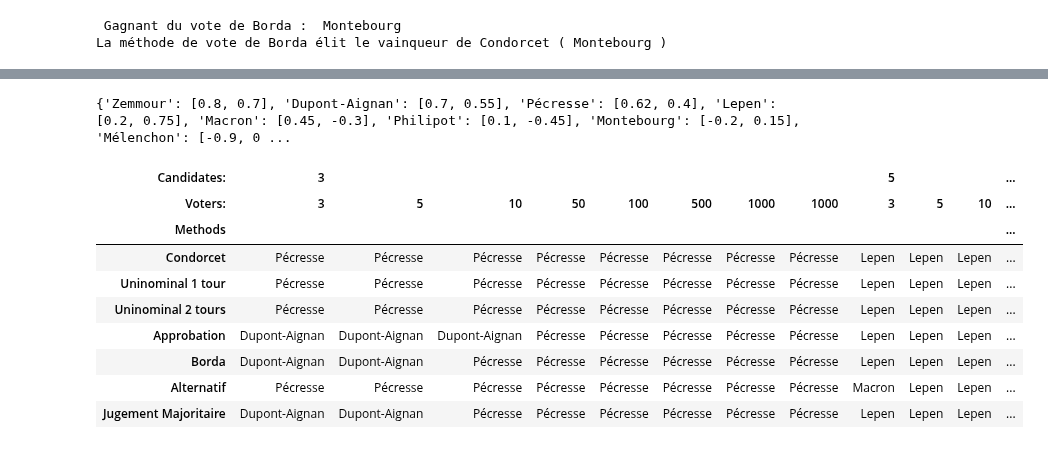
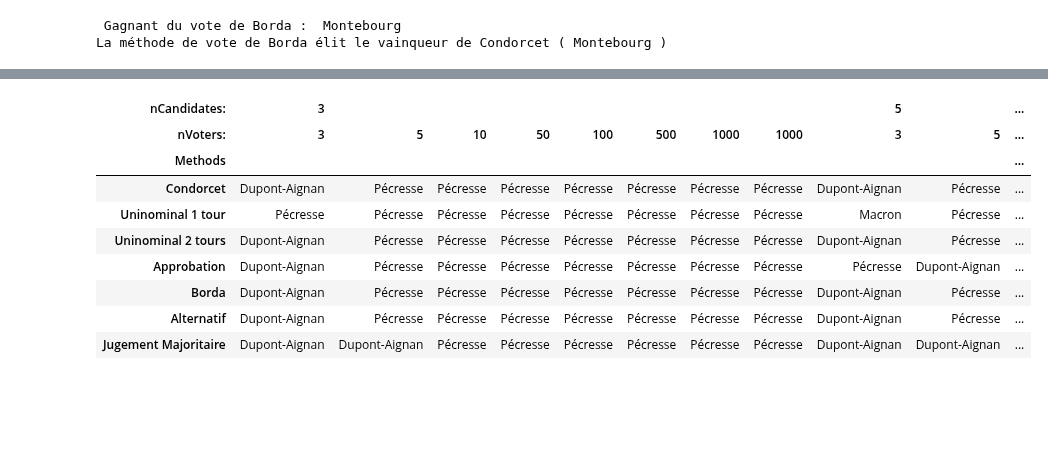
Before and after one commit to Naghan1132/Comparison-of-winners-of-elections-with-different-voting-methods, a Jupyter notebook: recherche.ipynb, the cells around one changed output, grey strips where cells are left out. Saved outputs shown, nothing was run; the diff lists cells and outputs as text; code cells hidden in the pictures; blank space fills up the shorter version.

```diff
--- a/recherche.ipynb
+++ b/recherche.ipynb
@@ -795,37 +796,34 @@ Montebourg  gagne le jugement majoritaire avec mention  Assez Bien  et seulement
 # %%
 # https://pandas.pydata.org/docs/user_guide/style.html
 import pandas as pd
 
 # Voir les changements avec 10, 100, 1000 votants, si les méthodes qui de base donnez les même vainqueurs
 # ne le font plus OK
 
 # faire varier le nombre de candidats et de votants
 # mettre les candidats et aléatoire pour voir etc...
 
 # faire taux de satisfaction ! Et essayer de centrer les votes autours de 0 !!!
 
 
 # Régler le pb vote alternatif  !
 
-print(dic)
-pd.set_option("colheader_justify", "center")
+
+#pd.set_option("colheader_justify", "center")
 df = pd.DataFrame(data,index=pd.Index(listeM, name='Methods'),
                   columns=pd.MultiIndex.from_product([listNbCandidates,listNbVoters],
-                                                     names=['Candidates:', 'Voters:']))
+                                                     names=['nCandidates:', 'nVoters:']))
 
 
-df.style.format(na_rep='MISSING')
-
 df.style
 # %% [output]
-{'Zemmour': [0.8, 0.7], 'Dupont-Aignan': [0.7, 0.55], 'Pécresse': [0.62, 0.4], 'Lepen': [0.2, 0.75], 'Macron': [0.45, -0.3], 'Philipot': [0.1, -0.45], 'Montebourg': [-0.2, 0.15], 'Mélenchon': [-0.9, 0 ...
-| Candidates: | 3 |  |  |  |  |  |  |  | 5 |  |  | ... |
-| Voters: | 3 | 5 | 10 | 50 | 100 | 500 | 1000 | 1000 | 3 | 5 | 10 | ... |
-| Methods |  |  |  |  |  |  |  |  |  |  |  | ... |
-| Condorcet | Pécresse | Pécresse | Pécresse | Pécresse | Pécresse | Pécresse | Pécresse | Pécresse | Lepen | Lepen | Lepen | ... |
-| Uninominal 1 tour | Pécresse | Pécresse | Pécresse | Pécresse | Pécresse | Pécresse | Pécresse | Pécresse | Lepen | Lepen | Lepen | ... |
-| Uninominal 2 tours | Pécresse | Pécresse | Pécresse | Pécresse | Pécresse | Pécresse | Pécresse | Pécresse | Lepen | Lepen | Lepen | ... |
-| Approbation | Dupont-Aignan | Dupont-Aignan | Dupont-Aignan | Pécresse | Pécresse | Pécresse | Pécresse | Pécresse | Lepen | Lepen | Lepen | ... |
-| Borda | Dupont-Aignan | Dupont-Aignan | Pécresse | Pécresse | Pécresse | Pécresse | Pécresse | Pécresse | Lepen | Lepen | Lepen | ... |
-| Alternatif | Pécresse | Pécresse | Pécresse | Pécresse | Pécresse | Pécresse | Pécresse | Pécresse | Macron | Lepen | Lepen | ... |
-| Jugement Majoritaire | Dupont-Aignan | Dupont-Aignan | Pécresse | Pécresse | Pécresse | Pécresse | Pécresse | Pécresse | Lepen | Lepen | Lepen | ... |
+| nCandidates: | 3 |  |  |  |  |  |  |  | 5 |  | ... |
+| nVoters: | 3 | 5 | 10 | 50 | 100 | 500 | 1000 | 1000 | 3 | 5 | ... |
+| Methods |  |  |  |  |  |  |  |  |  |  | ... |
+| Condorcet | Dupont-Aignan | Pécresse | Pécresse | Pécresse | Pécresse | Pécresse | Pécresse | Pécresse | Dupont-Aignan | Pécresse | ... |
+| Uninominal 1 tour | Pécresse | Pécresse | Pécresse | Pécresse | Pécresse | Pécresse | Pécresse | Pécresse | Macron | Pécresse | ... |
+| Uninominal 2 tours | Dupont-Aignan | Pécresse | Pécresse | Pécresse | Pécresse | Pécresse | Pécresse | Pécresse | Dupont-Aignan | Pécresse | ... |
+| Approbation | Dupont-Aignan | Pécresse | Pécresse | Pécresse | Pécresse | Pécresse | Pécresse | Pécresse | Pécresse | Dupont-Aignan | ... |
+| Borda | Dupont-Aignan | Pécresse | Pécresse | Pécresse | Pécresse | Pécresse | Pécresse | Pécresse | Dupont-Aignan | Pécresse | ... |
+| Alternatif | Dupont-Aignan | Pécresse | Pécresse | Pécresse | Pécresse | Pécresse | Pécresse | Pécresse | Dupont-Aignan | Pécresse | ... |
+| Jugement Majoritaire | Dupont-Aignan | Dupont-Aignan | Pécresse | Pécresse | Pécresse | Pécresse | Pécresse | Pécresse | Dupont-Aignan | Dupont-Aignan | ... |
```
Also changed, not shown: parts of 6 cells of this notebook, 2 other files.
